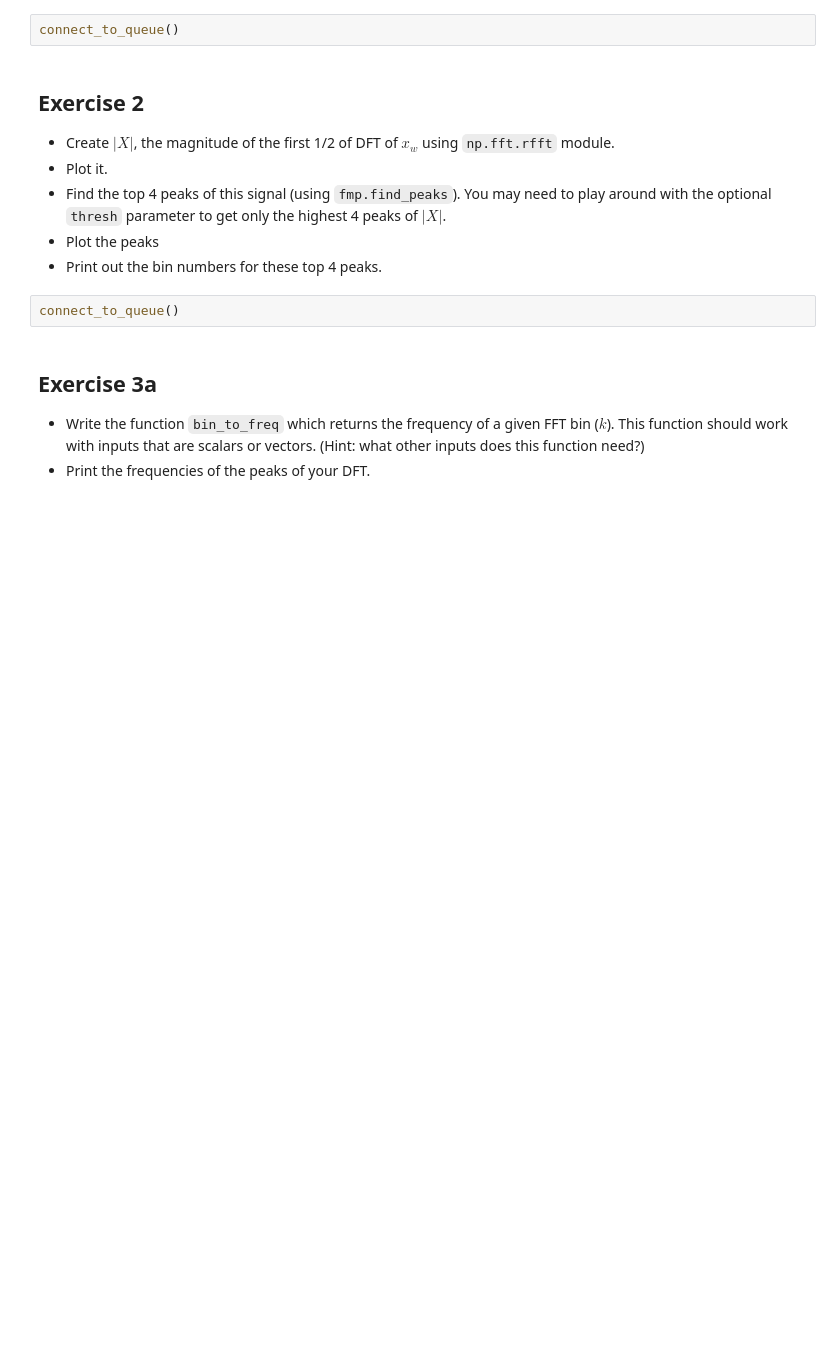
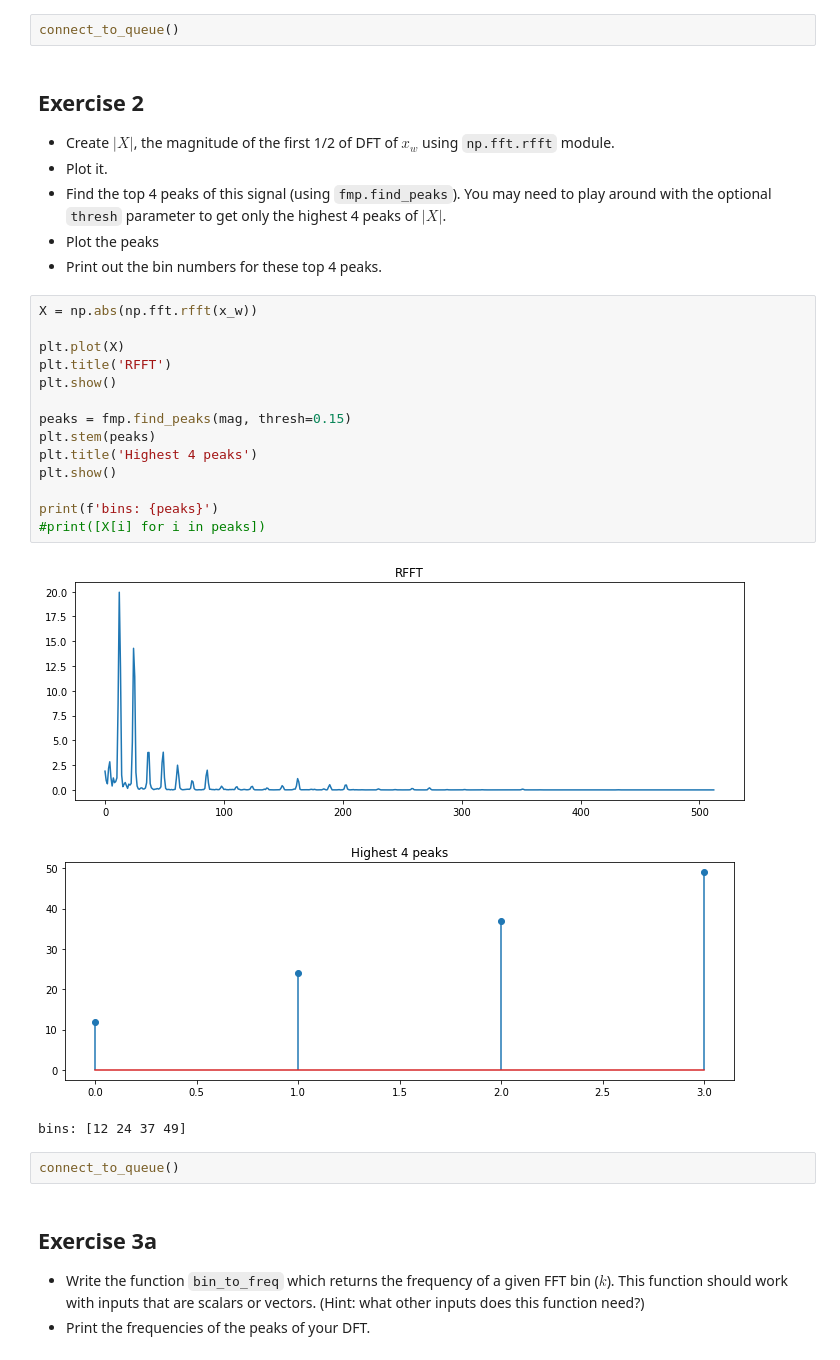
Before and after one commit to jmftrindade/digital_music_processing, a Jupyter notebook: 3_fourier/lab3.ipynb, the cells around one changed output. Saved outputs shown, nothing was run; the diff lists cells and outputs as text; blank space fills up the shorter version.

```diff
--- a/3_fourier/lab3.ipynb
+++ b/3_fourier/lab3.ipynb
@@ -83,6 +141,24 @@ connect_to_queue()
 - Find the top 4 peaks of this signal (using `fmp.find_peaks`). You may need to play around with the optional `thresh` parameter to get only the highest 4 peaks of $\lvert X \lvert$.
 - Plot the peaks
 - Print out the bin numbers for these top 4 peaks.
+# %%
+X = np.abs(np.fft.rfft(x_w))
+
+plt.plot(X)
+plt.title('RFFT')
+plt.show()
+
+peaks = fmp.find_peaks(mag, thresh=0.15)
+plt.stem(peaks)
+plt.title('Highest 4 peaks')
+plt.show()
+
+print(f'bins: {peaks}')
+#print([X[i] for i in peaks])
+# %% [output]
+[figure, added]
+[figure, added]
+bins: [12 24 37 49]
 # %%
 connect_to_queue()
 # %% [markdown]
```
Also changed, not shown: parts of 8 cells of this notebook, 1 other file.
